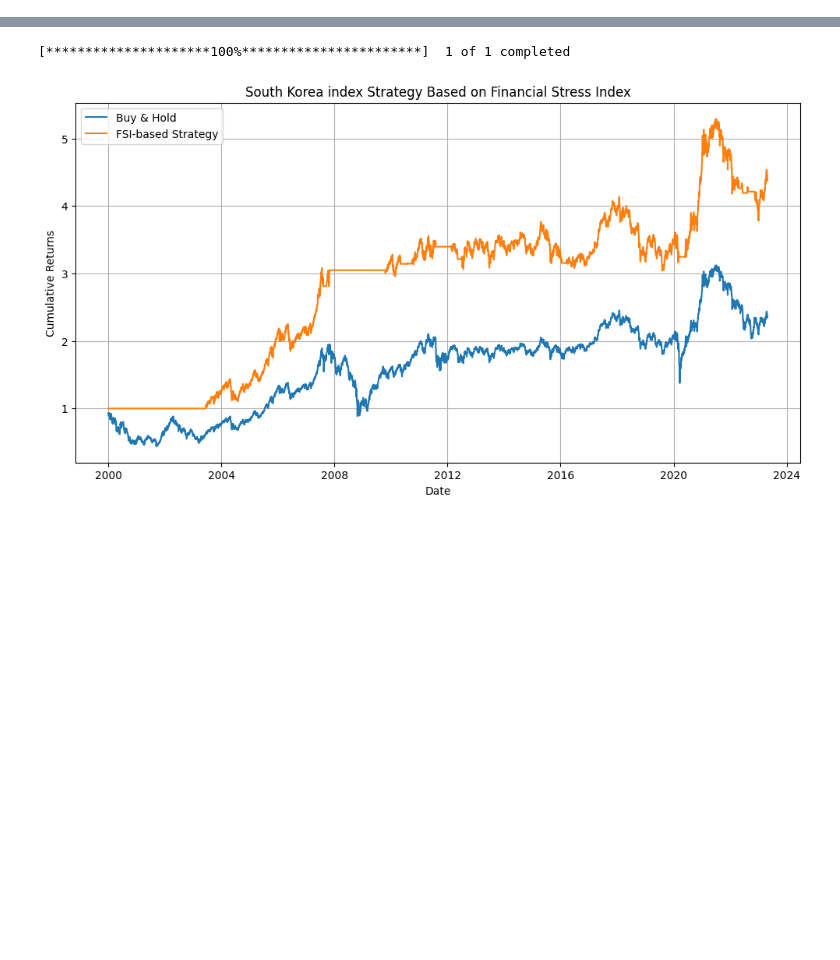
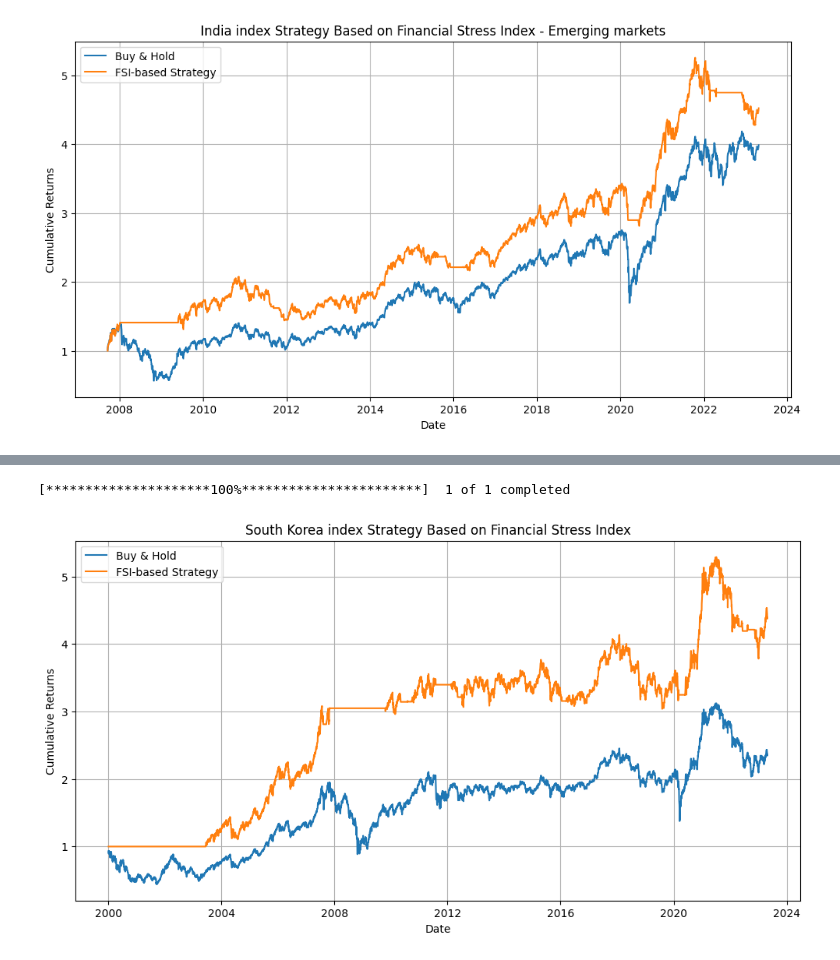
Before and after one commit to dkn-maida/farscape-investment, a Jupyter notebook: fsi_studies.ipynb, the cells around one changed output, grey strips where cells are left out. Drawn from its saved outputs; the diff is of its cells as text; code cells hidden in the pictures; blank space fills up the shorter version.

Commit message:
volatility and safe asset tests for india and china

```diff
--- a/fsi_studies.ipynb
+++ b/fsi_studies.ipynb
@@ -240,0 +242,99 @@ Optimal Sharpe Ratio: 0.95
+# %%
+import numpy as np
+import pandas as pd
+import yfinance as yf
+import matplotlib.pyplot as plt
+
+# Load Financial Stress Index data for regions from a local CSV file
+fsi_regions_data = pd.read_csv('fsi_regions.csv', parse_dates=['Date'], index_col='Date')
+
+# Define India ETF ticker and start and end dates
+india_etf = '^NSEI'
+start_date = fsi_regions_data.index.min()
+end_date = fsi_regions_data.index.max()
+
+# Download India ETF data from Yahoo Finance
+prices = yf.download(india_etf, start=start_date, end=end_date)['Close']
+
+# Calculate daily returns
+daily_returns = prices.pct_change()
+
+# Resample FSI data to daily
+fsi_daily = fsi_regions_data.resample('D').interpolate()
+
+# Align both datasets
+aligned_data = daily_returns.to_frame('returns').join(fsi_daily).dropna()
+
+# Create a strategy DataFrame
+strategy_data = aligned_data.copy()
+
+# Define the strategy
+fsi_threshold = 0.2 # You can replace this with the optimal threshold value you found earlier
+strategy_data['signal'] = np.where(strategy_data['Emerging markets'].shift(1) < fsi_threshold, 1, 0)
+strategy_data['strategy_returns'] = strategy_data['signal'] * strategy_data['returns']
+
+# Calculate cumulative returns
+cumulative_returns = (1 + strategy_data[['returns', 'strategy_returns']]).cumprod()
+
+# Plot the strategy performance
+plt.figure(figsize=(12, 6))
+plt.plot(cumulative_returns)
+plt.title('India index Strategy Based on Financial Stress Index - Emerging markets')
+plt.xlabel('Date')
+plt.ylabel('Cumulative Returns')
+plt.legend(['Buy & Hold', 'FSI-based Strategy'])
+plt.grid()
+plt.show()
+
+# Compute performance metrics
+trading_days_per_year = 252
+annualized_returns = cumulative_returns.iloc[-1] ** (trading_days_per_year / len(cumulative_returns)) - 1
+annualized_volatility = strategy_data[['returns', 'strategy_returns']].std() * np.sqrt(trading_days_per_year)
+sharpe_ratios = annualized_returns / annualized_volatility
+
+# Calculate maximum drawdown
+rolling_max = cumulative_returns.cummax()
+drawdowns = (cumulative_returns - rolling_max) / rolling_max
+max_drawdowns = drawdowns.min()
+
+# Print performance metrics
+print("Annualized Returns:")
+print(annualized_returns.to_string(index=False))
+print("\nAnnualized Volatility:")
+print(annualized_volatility.to_string(index=False))
+print("\nSharpe Ratios:")
+print(sharpe_ratios.to_string(index=False))
+print("\nMaximum Drawdowns:")
+print(max_drawdowns)
+
+
+import empyrical as ep
+
+fsi_thresholds = np.arange(0.1, 3, 0.1)
+sharpe_ratios = []
+
+for threshold in fsi_thresholds:
+    strategy_data['signal'] = np.where(strategy_data['Emerging markets'].shift(1) < threshold, 1, 0)
+    strategy_data['strategy_returns'] = strategy_data['signal'] * strategy_data['returns']
+
+    # Calculate the Sharpe ratio
+    sharpe_ratio = ep.sharpe_ratio(strategy_data['strategy_returns'].fillna(0))
+    sharpe_ratios.append(sharpe_ratio)
+
+# Find the optimal FSI threshold
+optimal_index = np.argmax(sharpe_ratios)
+optimal_fsi_threshold = fsi_thresholds[optimal_index]
+optimal_sharpe_ratio = sharpe_ratios[optimal_index]
+
+print(f"Optimal FSI Threshold: {optimal_fsi_threshold:.2f}")
+print(f"Optimal Sharpe Ratio: {optimal_sharpe_ratio:.2f}")
+
+# Plot the Sharpe ratios for different FSI thresholds
+plt.figure(figsize=(12, 6))
+plt.plot(fsi_thresholds, sharpe_ratios)
+plt.xlabel("FSI Threshold")
+plt.ylabel("Sharpe Ratio")
+plt.title("Sharpe Ratios for Different FSI - Emerging markets")
+plt.grid()
+plt.show()
+# %% [output]
@@ -240,0 +342 @@ Optimal Sharpe Ratio: 0.95
+[figure, added]
```
Also changed, not shown: parts of 13 cells of this notebook.
